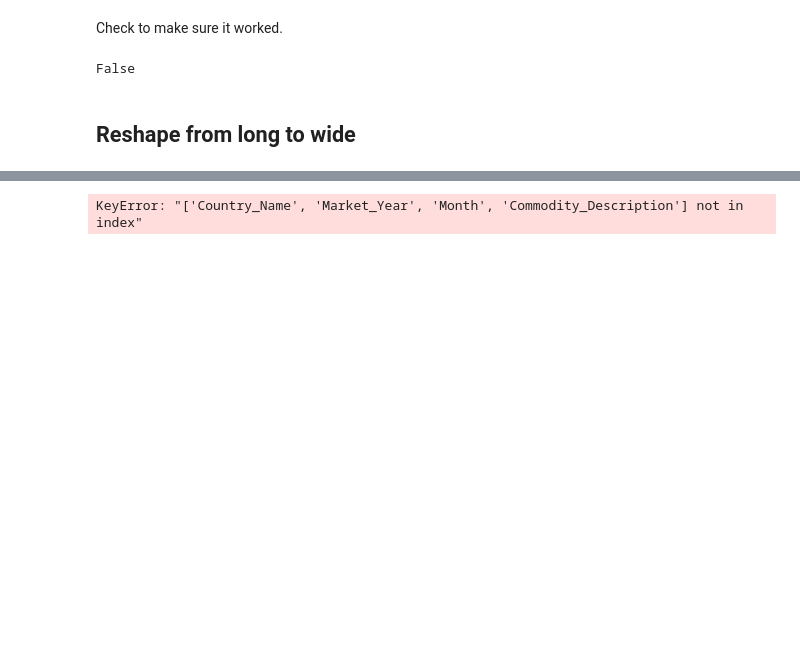
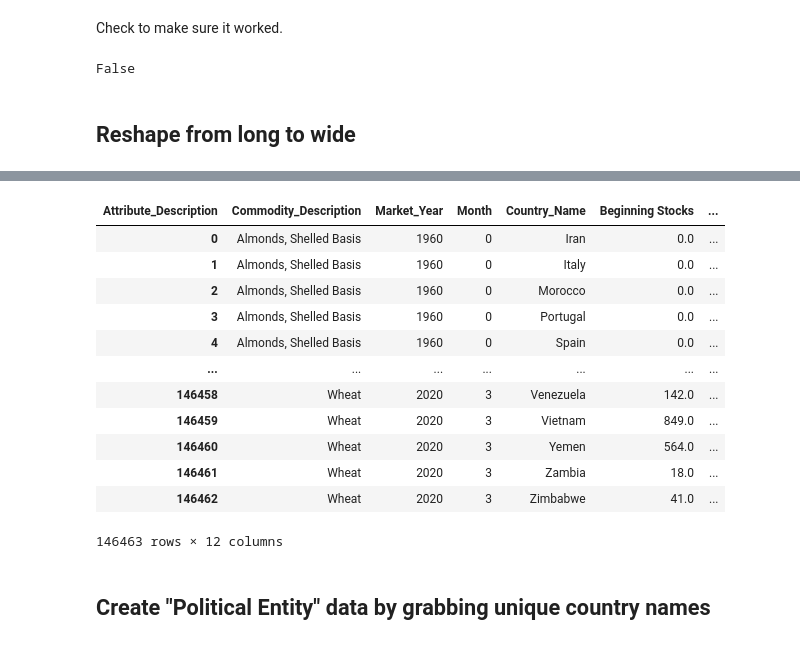
Before and after one commit to stevegbrooks/commodify, a Jupyter notebook: usda_preprocessing.ipynb, the cells around one changed output, grey strips where cells are left out. Saved outputs shown, nothing was run; the diff lists cells and outputs as text; code cells hidden in the pictures; blank space fills up the shorter version.

Commit message:
created political entity dataset...still need to load into database

```diff
--- a/usda_preprocessing.ipynb
+++ b/usda_preprocessing.ipynb
@@ -92,7 +109,26 @@ usda_pivot_reset
 # %%
 cols_to_keep = ["Commodity_Description", "Market_Year", "Month", "Country_Name",
            "Beginning Stocks", "Ending Stocks", "Imports", "Exports",
            "Area Harvested", "Yield", "Production", "Domestic Consumption"]
-usda_pivot_reset[cols_to_keep].to_csv(out_path + "usda_data.csv")
+
+output = usda_pivot_reset[cols_to_keep]
+
+output.to_csv(out_path + "usda_data.csv", index = False)
+
+output
 # %% [output]
+| Attribute_Description | Commodity_Description | Market_Year | Month | Country_Name | Beginning Stocks | ... |
+| 0 | Almonds, Shelled Basis | 1960 | 0 | Iran | 0.0 | ... |
+| 1 | Almonds, Shelled Basis | 1960 | 0 | Italy | 0.0 | ... |
+| 2 | Almonds, Shelled Basis | 1960 | 0 | Morocco | 0.0 | ... |
+| 3 | Almonds, Shelled Basis | 1960 | 0 | Portugal | 0.0 | ... |
+| 4 | Almonds, Shelled Basis | 1960 | 0 | Spain | 0.0 | ... |
+| ... | ... | ... | ... | ... | ... | ... |
+| 146458 | Wheat | 2020 | 3 | Venezuela | 142.0 | ... |
+| 146459 | Wheat | 2020 | 3 | Vietnam | 849.0 | ... |
+| 146460 | Wheat | 2020 | 3 | Yemen | 564.0 | ... |
+| 146461 | Wheat | 2020 | 3 | Zambia | 18.0 | ... |
+| 146462 | Wheat | 2020 | 3 | Zimbabwe | 41.0 | ... |
-KeyError: "['Country_Name', 'Market_Year', 'Month', 'Commodity_Description'] not in index"
+146463 rows × 12 columns
+# %% [markdown]
+## Create "Political Entity" data by grabbing unique country names
```
Also changed, not shown: parts of 8 cells of this notebook, 4 other files.
